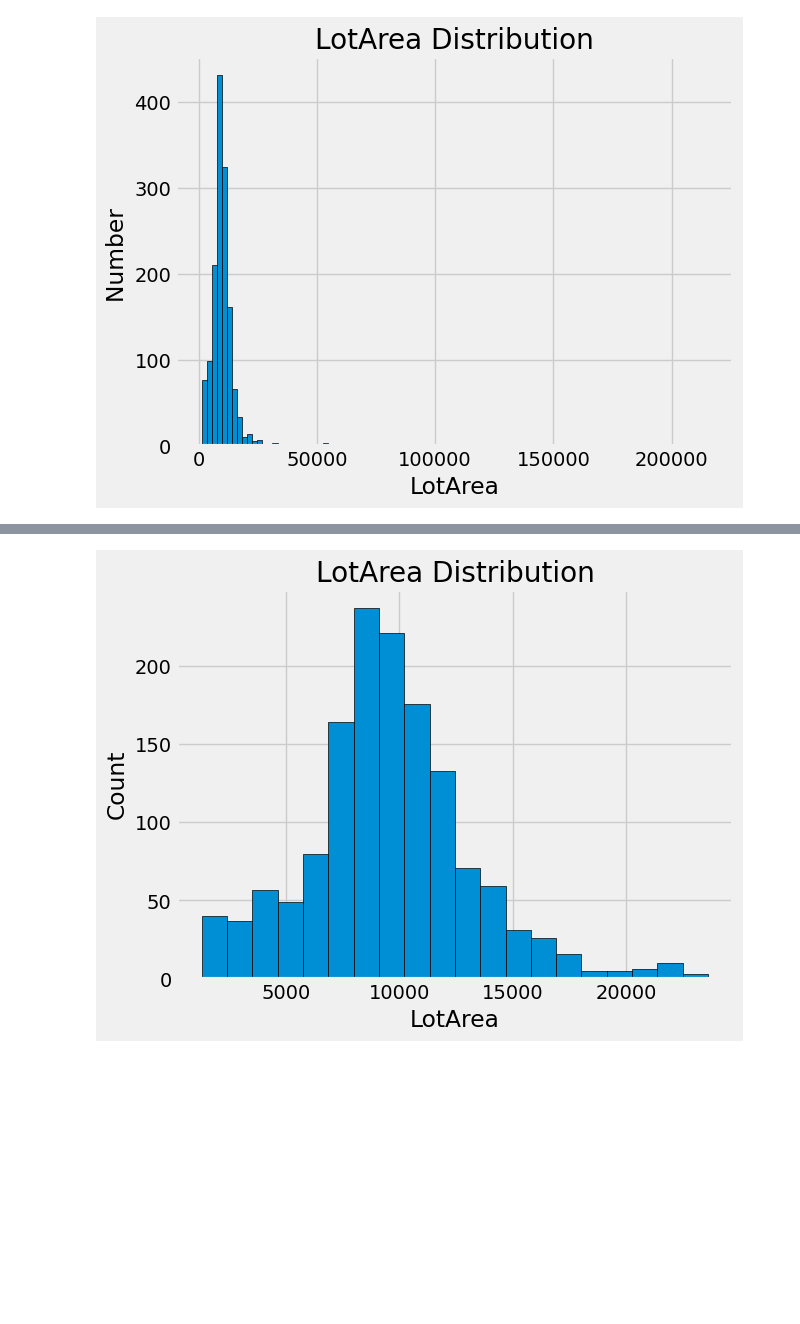
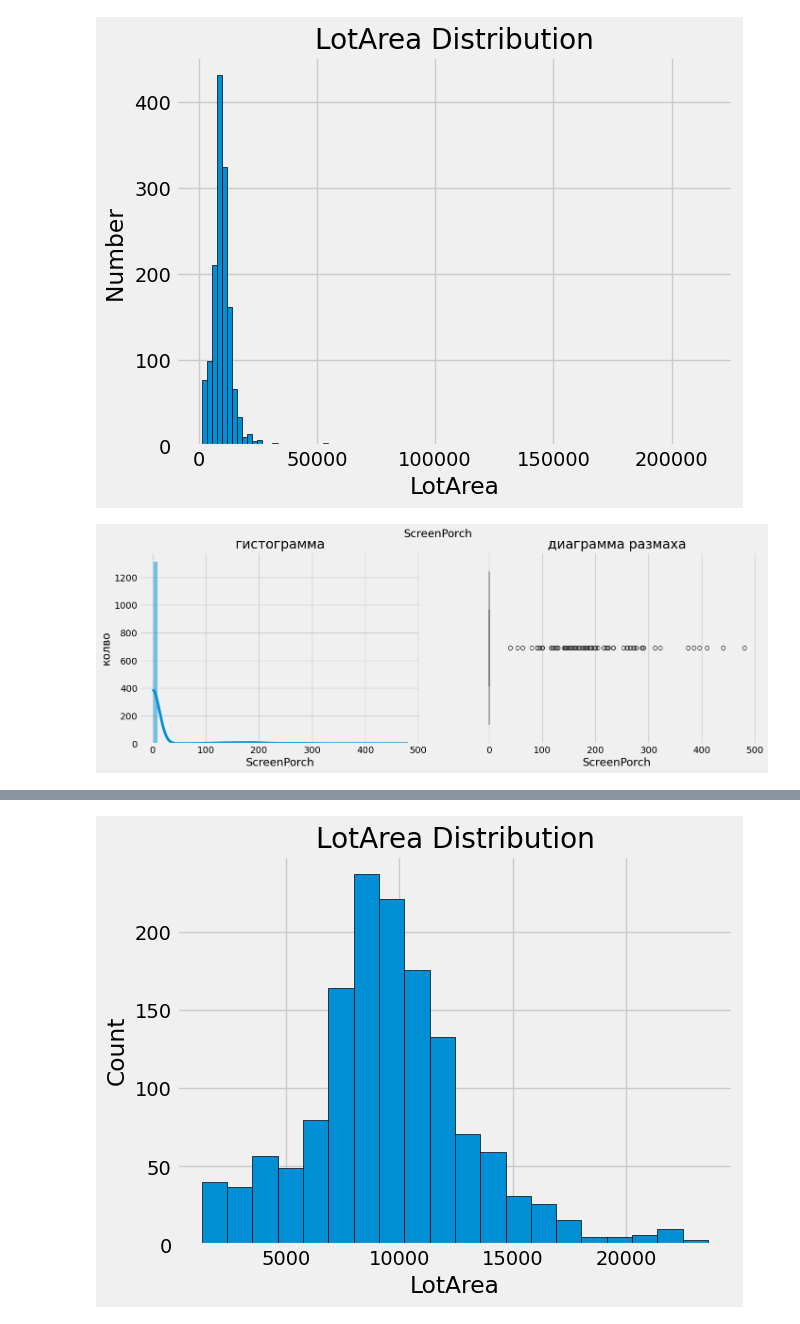
Before and after one commit to OlgaShishikina/kaggle, a Jupyter notebook: Housing Prices Competition for Kaggle Learn Users/KaggleCatBoost.ipynb, the cells around one changed output, grey strips where cells are left out. Drawn from its saved outputs; the diff is of its cells as text; code cells hidden in the pictures; blank space fills up the shorter version.

```diff
--- a/Housing Prices Competition for Kaggle Learn Users/KaggleCatBoost.ipynb
+++ b/Housing Prices Competition for Kaggle Learn Users/KaggleCatBoost.ipynb
@@ -606,3 +605,7 @@ iqr = third_quartile - first_quartile
 # Remove outliers
 train = train[(train['LotArea']> (first_quartile - 3 * iqr)) &
             (train['LotArea'] < (third_quartile + 3 * iqr))]
+# %%
+hist_box(train,'ScreenPorch')
+# %% [output]
+[figure, added]
```
Also changed, not shown: parts of 15 cells of this notebook.
